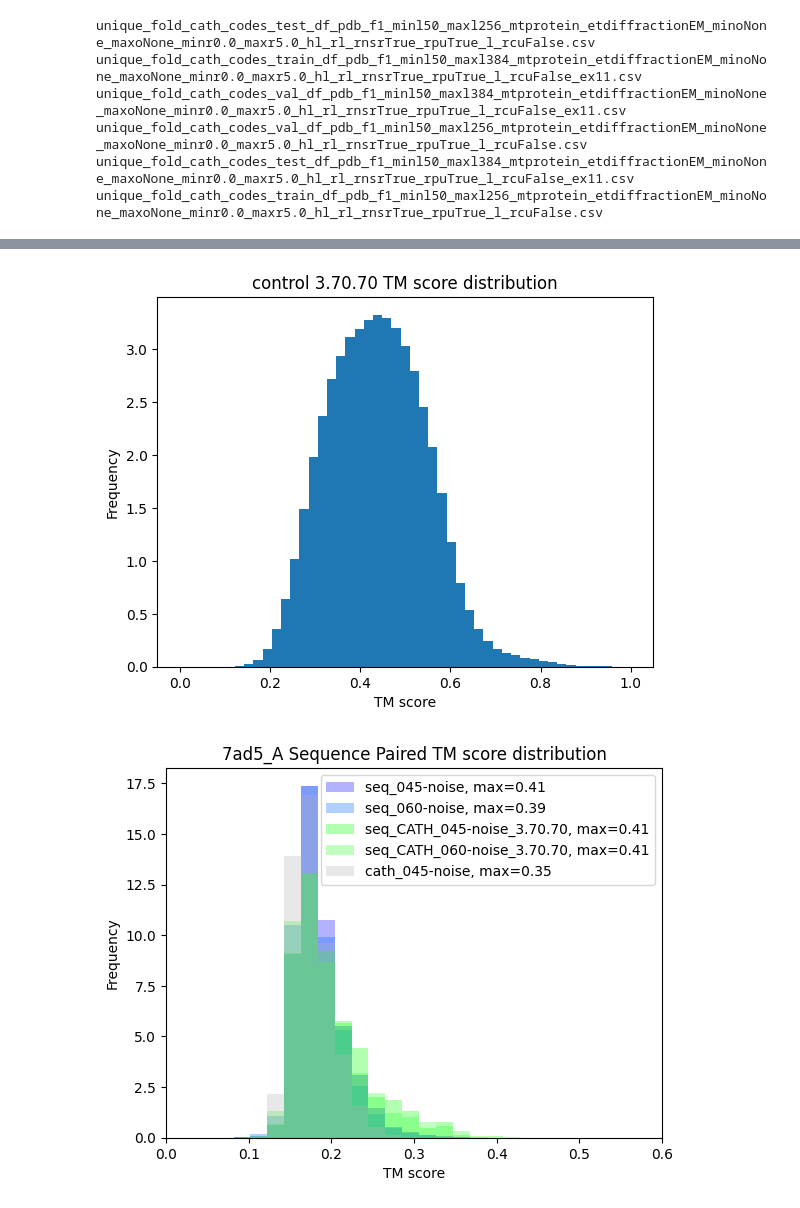
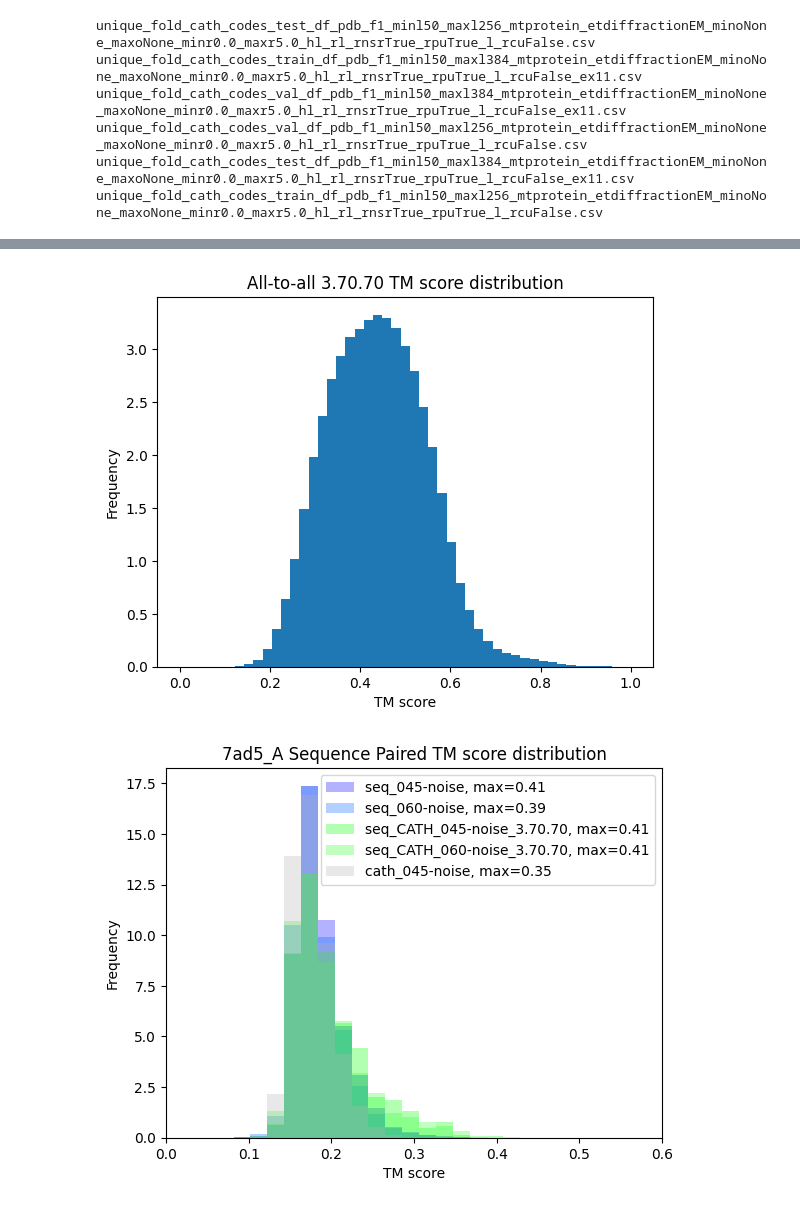
Before and after one commit to Yuwan3154/proteina, a Jupyter notebook: proteina.ipynb, the cells around one changed output, grey strips where cells are left out. Drawn from its saved outputs; the diff is of its cells as text; code cells hidden in the pictures.

```diff
--- a/proteina.ipynb
+++ b/proteina.ipynb
@@ -126,13 +136,13 @@ unique_fold_cath_codes_train_df_pdb_f1_minl50_maxl256_mtprotein_etdiffractionEM_
 # %%
 control_aln_df = pd.read_csv(Path.home() / "cath_v4-4_3.70.70_aln.tsv", sep="\t")
 
 plt.hist(control_aln_df["TM1"].to_numpy(), bins=np.linspace(0, 1, 50), density=True)
 plt.xlabel("TM score")
 plt.ylabel("Frequency")
-plt.title("control 3.70.70 TM score distribution")
+plt.title("All-to-all 3.70.70 TM score distribution")
 plt.show()
 # %% [output]
-[figure, old version]
+[figure, new version]
 # %%
 seq_045_noise_aln_df = pd.read_csv(Path.home() / "proteina/inference/inference_seq_cond_sampling_finetune-all_8-seq_purge-7bny-7kww-7ad5_045-noise/7ad5_A/paired_aln.tsv", sep="\t")
 seq_060_noise_aln_df = pd.read_csv(Path.home() / "proteina/inference/inference_seq_cond_sampling_finetune-all_8-seq_purge-7bny-7kww-7ad5_060-noise/7ad5_A/paired_aln.tsv", sep="\t")
```
Also changed, not shown: parts of 4 cells of this notebook, 8 other files.
